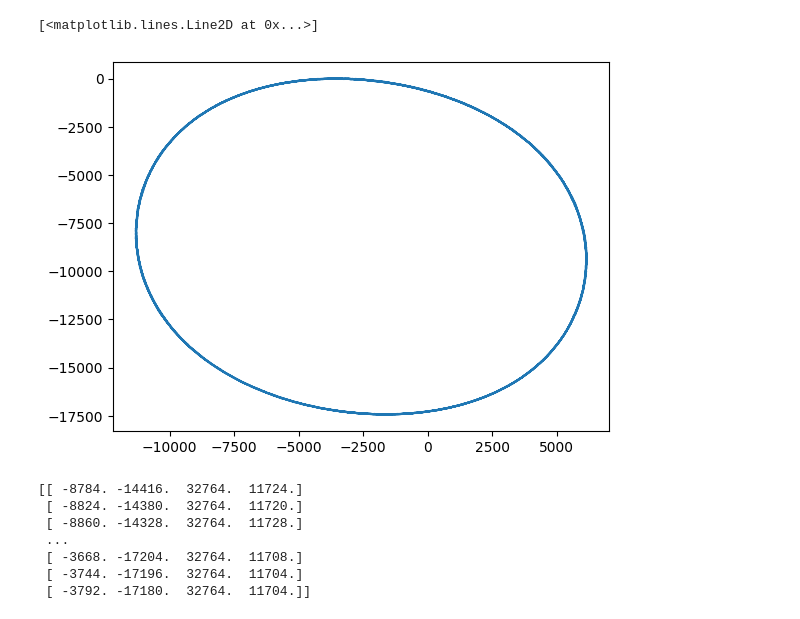
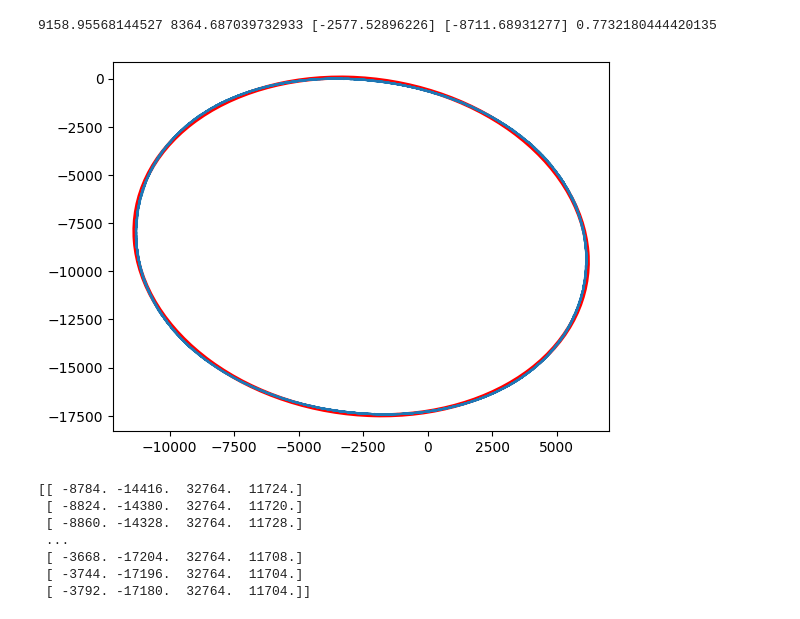
Before and after one commit to biqute/QTLab2223, a Jupyter notebook: SingleIRdetection/src/iqcorrection_src/test_convertdebug.ipynb, the cells around one changed output. Saved outputs shown, nothing was run; the diff lists cells and outputs as text; code cells hidden in the pictures.

```diff
--- a/SingleIRdetection/src/iqcorrection_src/test_convertdebug.ipynb
+++ b/SingleIRdetection/src/iqcorrection_src/test_convertdebug.ipynb
@@ -25,19 +25,19 @@ import globvar
 
 #Default settings block. Useful in order to debug the code, these should be the argument for the ConvertIQ2Af4 function.
 spectra_path = '\\Users\\alexb\\OneDrive\\Documenti\\Lab_locale\\iqcorrection\\iqcorrection_src\\Data\\Spectra'
-run_num = 24
+run_num = 34
 datatype = 'MixCh'
 meas_num = 1
 save_path = '\\Users\\alexb\\OneDrive\\Documenti\\Lab_locale\\iqcorrection\\iqcorrection_src\\Save'
 iqpath = '\\Users\\alexb\\OneDrive\\Documenti\\Lab_locale\\iqcorrection\\iqcorrection_src\\IQ' + '\\run' + str(run_num) + '\\'
-iqheader = ['IQ1Ch1', 'IQ1Ch2']
+iqheader = ['IQ0Ch1', 'IQ0Ch2']
 nch = 2
 mode = 0
 ifplot = 1
 
 #The row below should be the original command, but its argument does not correspond to the log file we want to pick.
 #config = loadconfiguration.LoadConfiguration(spectra_path + "\\run" + str(run_num) + '\\' + datatype + str(meas_num) + ".log")
-config = LoadConfiguration(spectra_path + "\\run" + str(run_num) + '\\' + datatype + str(meas_num) + '_3980300000' + '.log')
+config = LoadConfiguration(spectra_path + "\\run" + str(run_num) + '\\' + datatype + str(meas_num) + '_5785937577' + '.log')
 
 #We modify recordlength and adcconv globally...
 globvar.recordlength = float(config[2][1])
@@ -139,16 +139,14 @@ for ii in range(nch):
 
     #---------Begin the IQ loop calibration--------#
 
-    #First we characterize the loop, i.e. we find the parameters that best
-    #describe our non-ideal IQmixer
-
-    mixer.append(Cal_IQ(mixercalfile_ch[ii], 2*nch, 2*ii-1, 2*ii, 1, cal_mix_file[ii], nch))    #mixercalfile_ch contains the paths to the binary files in spectra
+    #First we characterize the loop, i.e. we find the parameters that best describe our non - ideal IQ mixer
+    mixer.append(Cal_IQ(mixercalfile_ch[ii], 2*nch, 2*ii, 2*ii+1, 1, cal_mix_file[ii], nch))
 
     #Fit the mixer calibration data file and find the coefficients used for the correction
 
     #Fit the background and return the fixed IQ loop
 
-    [background[ii], s21xch[ii], s21ych[ii], f[ii], qvalues[ii]] = BackgroundCalibration(iqfileheader_ch[ii], mixer[ii], fmeas[ii])
+    [background[ii], s21xch[ii], s21ych[ii], f[ii], qvalues[ii]] = BackgroundCalibration(iqfileheader_ch[ii], mixer[ii], fmeas[ii], ifplot)
 
     #Read and convert the pulse data files
     fmax[ii] = -1000000
@@ -256,15 +256,26 @@ ValueError: Input a needs to be a square matrix.
 # %%
 import numpy as np
 from matplotlib import pyplot as plt
 from readdata import ReadData
+from matplotlib.patches import Ellipse
+from ellipsefit import EllipseFit
 
 npoints = 4000
 filename = '\\Users\\alexb\\OneDrive\\Documenti\\Lab_locale\\iqcorrection\\iqcorrection_src\\Data\\Spectra\\run24\\MixCh1_3980300000.txt'
 [idata, qdata] = ReadData(filename, 4, 0, 1, 45, npoints)
 plt.plot(idata, qdata)
+[semimajor, semiminor, x0, y0, al] = EllipseFit(idata, qdata)
+print(semimajor, semiminor, x0, y0, al)
+e = Ellipse((x0, y0), 2*semimajor, 2*semiminor, angle = -np.rad2deg(al))
+a = plt.subplot(111)
+e.set_fill('')
+e.set_color('r')
+e.set_linewidth(3)
+a.add_artist(e)
+plt.show()
 # %% [output]
-[<matplotlib.lines.Line2D at 0x...>]
+9158.95568144527 8364.687039732933 [-2577.52896226] [-8711.68931277] 0.7732180444420135
-[figure, old version]
+[figure, new version]
 # %%
 print(data)
 # %% [output]
```
Also changed, not shown: parts of 2 cells of this notebook, 7 other files.
